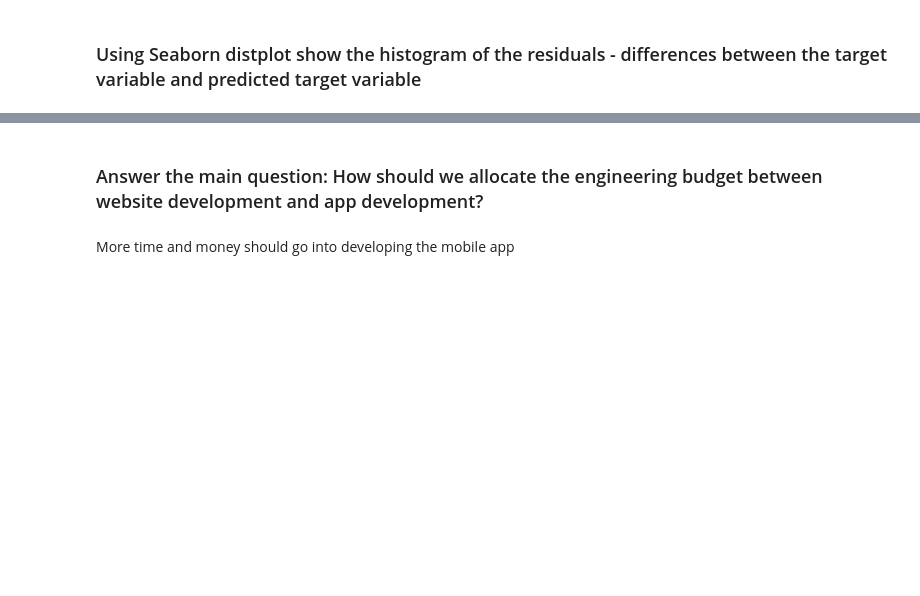
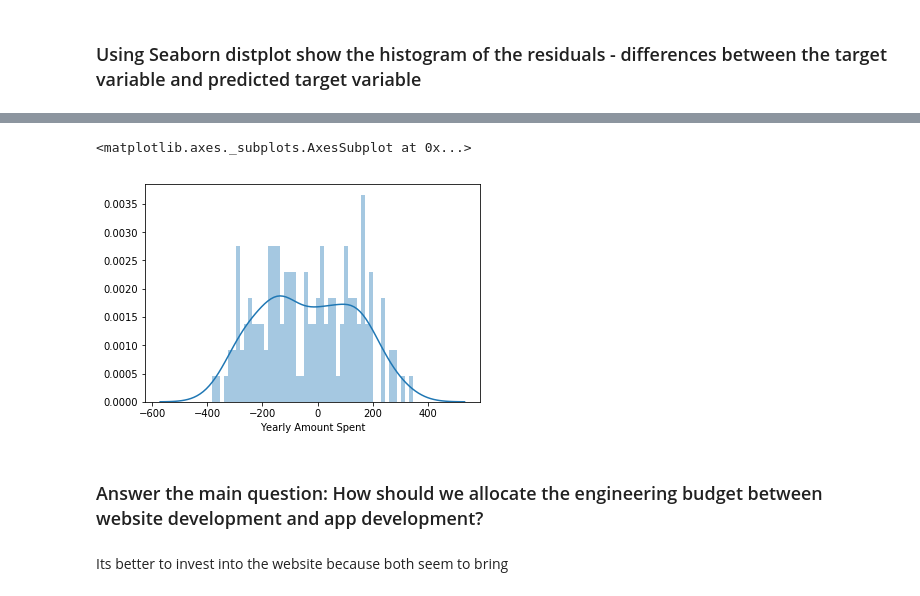
Before and after one commit to GeorgeCloud/data-science, a Jupyter notebook: regression.ipynb, the cells around one changed output, grey strips where cells are left out. Cells and saved outputs as stored; diff of their text form; code cells hidden in the pictures; blank space fills up the shorter version.

```diff
--- a/regression.ipynb
+++ b/regression.ipynb
@@ -131,4 +149,10 @@ NameError: name 'sbs' is not defined
+# %%
+residuals = y_test - hy
+sb.distplot(residuals, bins=50)
+# %% [output]
+<matplotlib.axes._subplots.AxesSubplot at 0x...>
+[figure, added]
 # %% [markdown]
 ### Answer the main question: How should we allocate the engineering budget between website development and app development?
-# %% [markdown]
-More time and money should go into developing the mobile app
+# %% [markdown]
+Its better to invest into the website because both seem to bring
```
Also changed, not shown: parts of 10 cells of this notebook.
